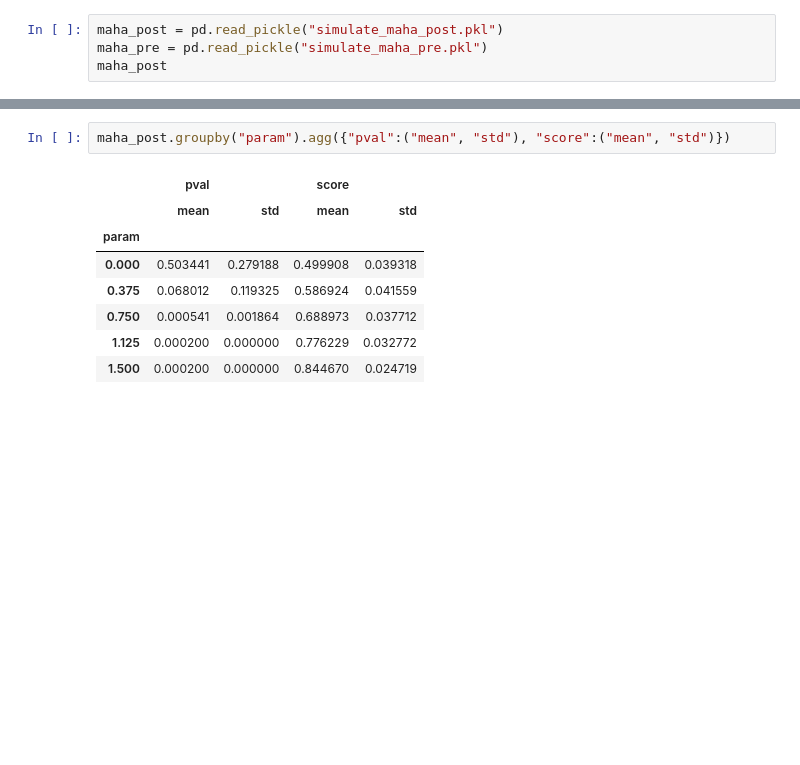
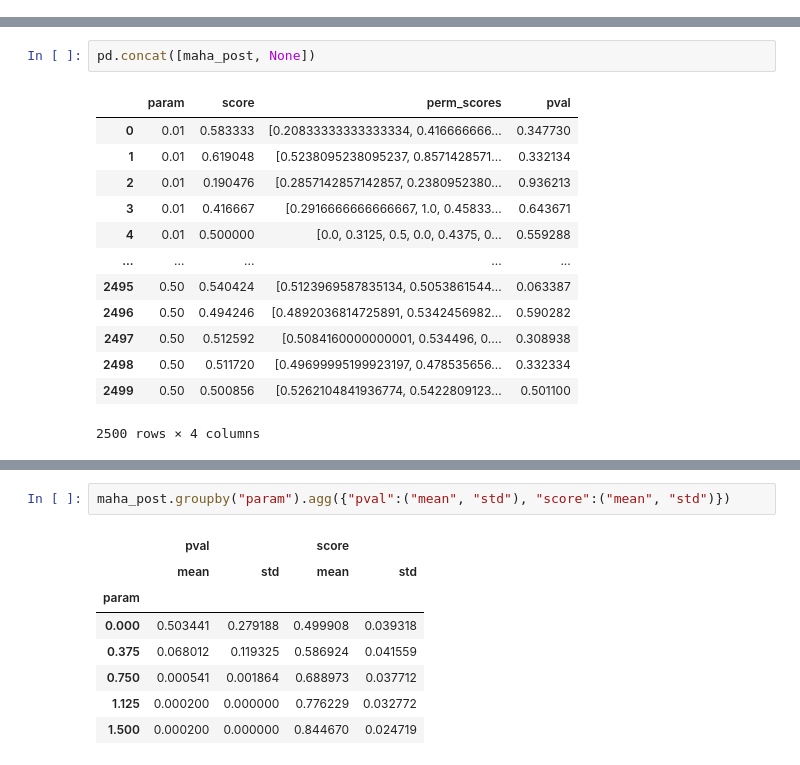
Before and after one commit to jrudoler/permutation-tests, a Jupyter notebook: data_viz.ipynb, the cells around one changed output, grey strips where cells are left out. Cells and saved outputs as stored; diff of their text form; blank space fills up the shorter version.

```diff
--- a/data_viz.ipynb
+++ b/data_viz.ipynb
@@ -19,4 +23,0 @@ def auc_from_maha(maha_dist: float):
-# %%
-maha_post = pd.read_pickle("simulate_maha_post.pkl")
-maha_pre = pd.read_pickle("simulate_maha_pre.pkl")
-maha_post
@@ -52,0 +46,16 @@ maha_post
+# %%
+pd.concat([maha_post, None])
+# %% [output]
+|  | param | score | perm_scores | pval |
+| 0 | 0.01 | 0.583333 | [0.20833333333333334, 0.416666666... | 0.347730 |
+| 1 | 0.01 | 0.619048 | [0.5238095238095237, 0.8571428571... | 0.332134 |
+| 2 | 0.01 | 0.190476 | [0.2857142857142857, 0.2380952380... | 0.936213 |
+| 3 | 0.01 | 0.416667 | [0.2916666666666667, 1.0, 0.45833... | 0.643671 |
+| 4 | 0.01 | 0.500000 | [0.0, 0.3125, 0.5, 0.0, 0.4375, 0... | 0.559288 |
+| ... | ... | ... | ... | ... |
+| 2495 | 0.50 | 0.540424 | [0.5123969587835134, 0.5053861544... | 0.063387 |
+| 2496 | 0.50 | 0.494246 | [0.4892036814725891, 0.5342456982... | 0.590282 |
+| 2497 | 0.50 | 0.512592 | [0.5084160000000001, 0.534496, 0.... | 0.308938 |
+| 2498 | 0.50 | 0.511720 | [0.49699995199923197, 0.478535656... | 0.332334 |
+| 2499 | 0.50 | 0.500856 | [0.5262104841936774, 0.5422809123... | 0.501100 |
+2500 rows × 4 columns
```
Also changed, not shown: parts of 10 cells of this notebook, 2 other files.
